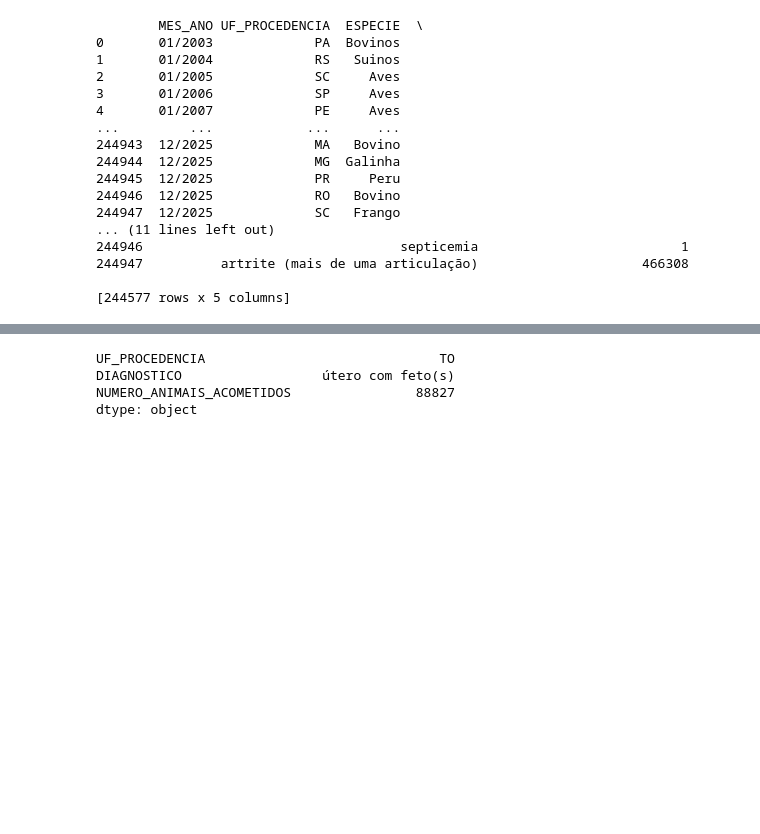
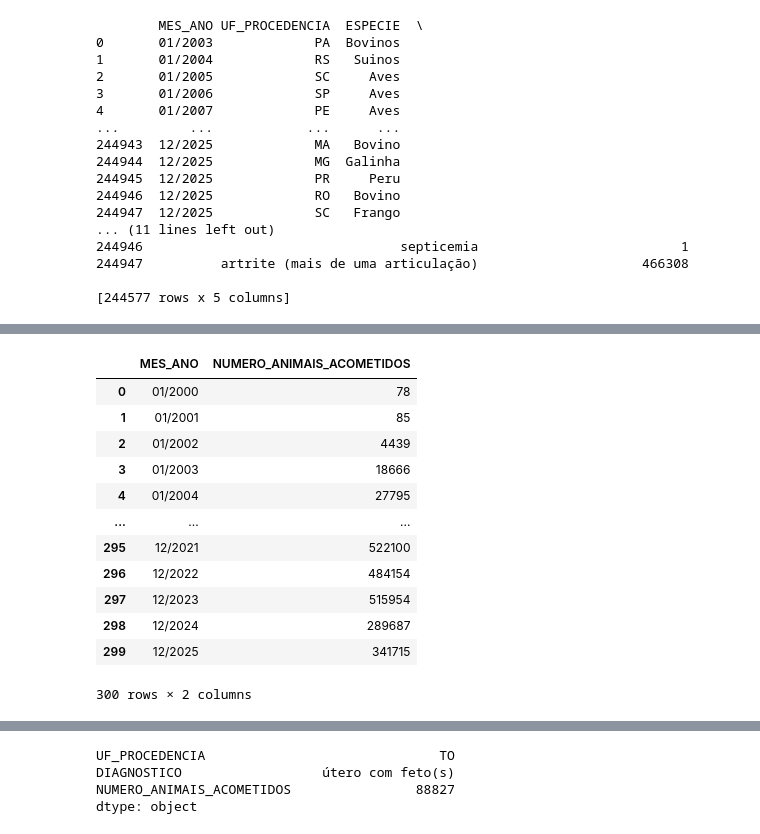
Before and after one commit to Naiasha/Project-data-disease-animal, a Jupyter notebook: Tratamento dos dados/analise_DP_bovino.ipynb, the cells around one changed output, grey strips where cells are left out. Saved outputs shown, nothing was run; the diff lists cells and outputs as text; code cells hidden in the pictures; blank space fills up the shorter version.

```diff
--- a/Tratamento dos dados/analise_DP_bovino.ipynb
+++ b/Tratamento dos dados/analise_DP_bovino.ipynb
@@ -211,3 +234,20 @@ print(df_bovino)
+# %%
+df_bovino_ano = df_bovino.groupby('MES_ANO', as_index=False)["NUMERO_ANIMAIS_ACOMETIDOS"].sum()
+df_bovino_ano
+# %% [output]
+|  | MES_ANO | NUMERO_ANIMAIS_ACOMETIDOS |
+| 0 | 01/2000 | 78 |
+| 1 | 01/2001 | 85 |
+| 2 | 01/2002 | 4439 |
+| 3 | 01/2003 | 18666 |
+| 4 | 01/2004 | 27795 |
+| ... | ... | ... |
+| 295 | 12/2021 | 522100 |
+| 296 | 12/2022 | 484154 |
+| 297 | 12/2023 | 515954 |
+| 298 | 12/2024 | 289687 |
+| 299 | 12/2025 | 341715 |
+300 rows × 2 columns
 # %%
 df_bovino['DIAGNOSTICO'].unique()
 # %% [output]
```
Also changed, not shown: parts of 11 cells of this notebook, 13 other files.
